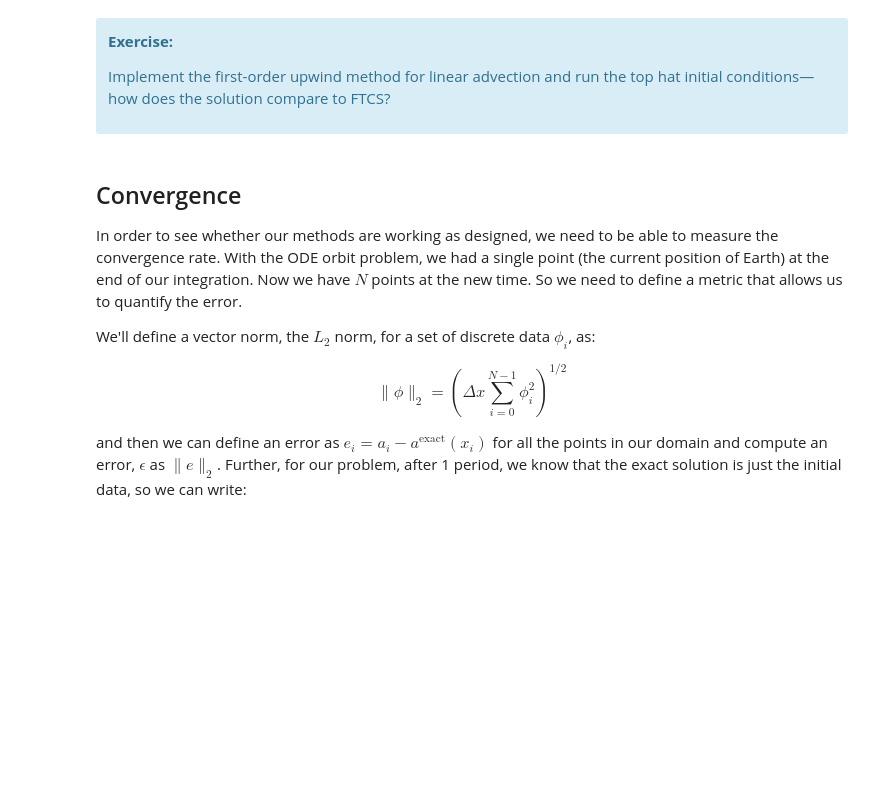
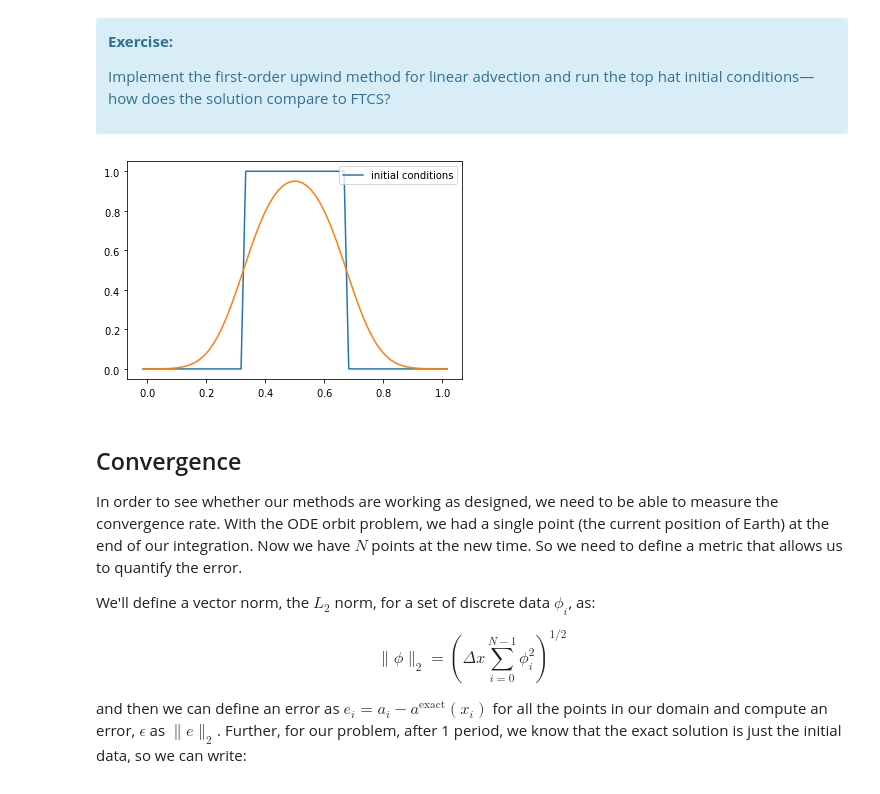
Before and after one commit to zingale/comp_astro_tutorial, a Jupyter notebook: content/05-advection/05-advection-partI.ipynb, the cells around one changed output. Saved outputs shown, nothing was run; the diff lists cells and outputs as text; code cells hidden in the pictures; blank space fills up the shorter version.

```diff
--- a/content/05-advection/05-advection-partI.ipynb
+++ b/content/05-advection/05-advection-partI.ipynb
@@ -254,3 +297,12 @@ Implement the first-order upwind method for linear advection and run the top hat
+# %%
+C = 0.5
+u = 1.0
+nx = 64
+
+g = upwind_advection(nx, u, C, init_cond=tophat)
+fig = g.plot()
+# %% [output]
+[figure, added]
 # %% [markdown]
 ## Convergence
 
```
Also changed, not shown: parts of 4 cells of this notebook, 1 other file.
